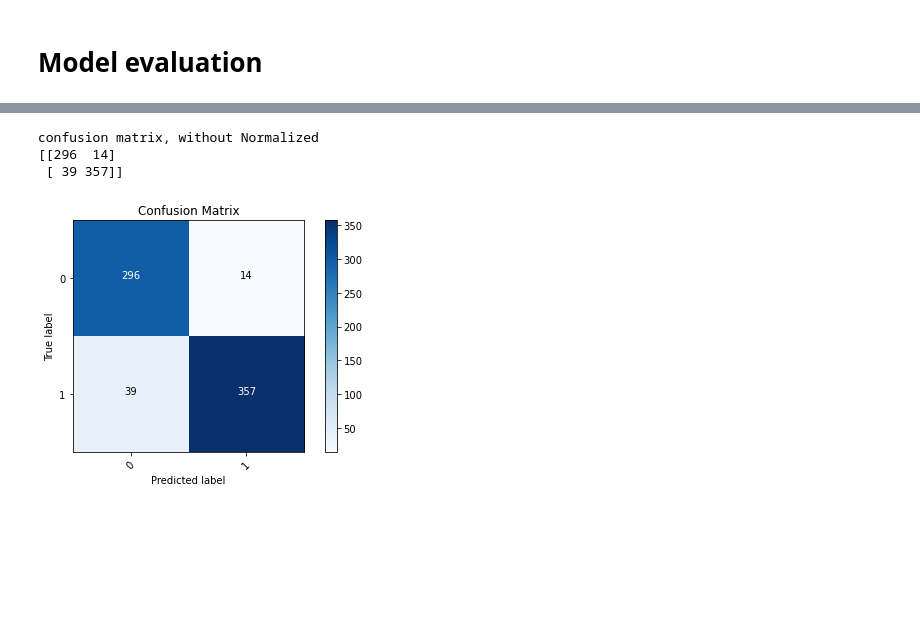
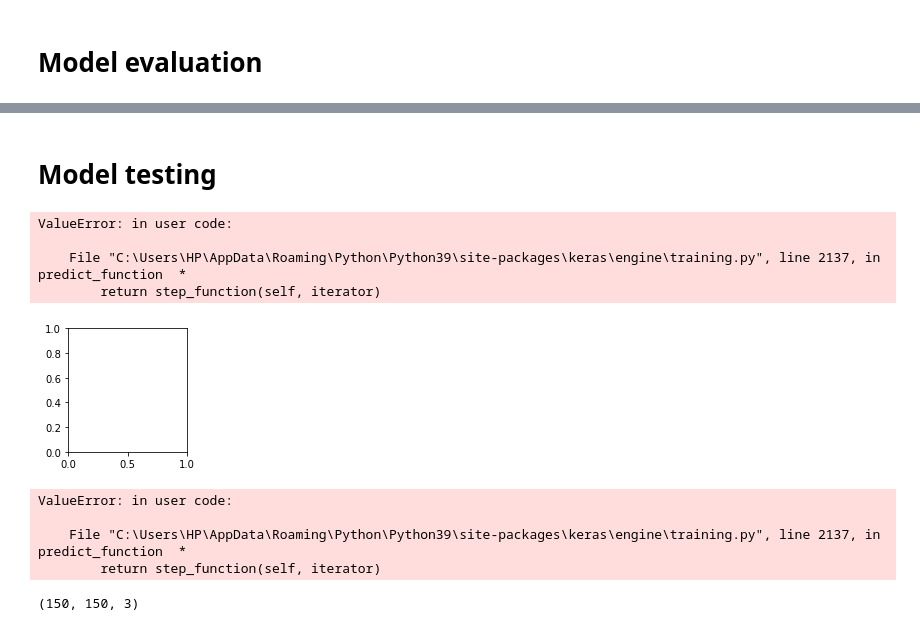
Before and after one commit to TOSKY94/emergency-vehicle-recognition-using-DL, a Jupyter notebook: Emergency vehicle image recognition.ipynb, the cells around one changed output, grey strips where cells are left out. Cells and saved outputs as stored; diff of their text form; code cells hidden in the pictures; blank space fills up the shorter version.

```diff
--- a/Emergency vehicle image recognition.ipynb
+++ b/Emergency vehicle image recognition.ipynb
@@ -166,6 +177,2 @@ accuracy:0.9249292016029358
 # %% [markdown]
 # Model evaluation
-# %%
-img = cv2.imread(r'images\bmw.jpg')
-img = cv2.cvtColor(img, cv2.COLOR_BGR2RGB)
-plt.imshow(img, cmap=plt.cm.binary)
@@ -238,2 +246,0 @@ model.save('emergency_vehicle_recognition.h5')
-# %%
-model = load_model('emergency_vehicle_recognition.h5')
@@ -246,7 +246,0 @@ cm2 =confusion_matrix(validation_generator.classes, predictions2)
-# %%
-plot_confusion_matrix(cm=cm2, classes=['0', '1'])
-# %% [output]
-confusion matrix, without Normalized
-[[296  14]
- [ 39 357]]
-[figure, removed]
@@ -254,0 +247,31 @@ model2.save('emergency_vehicle_recognition2.h5')
+# %% [markdown]
+# Model testing
+# %%
+images = next(test_generator)
+# %%
+plt.rcParams["figure.figsize"] = (20,5)
+for idx, img in enumerate(images):
+    plt.subplot(2, 8, idx+1)
+    pred = model.predict(img)
+    plt.imshow(img, cmap=plt.cm.binary)
+    plt.xlabel(f'prediction:{labels[np.argmax(pred, axis=1)]}')
+    plt.grid(visible=None)
+    plt.xticks([])
+    plt.yticks([])
+# %% [output]
+ValueError: in user code:
+
+    File "C:\Users\HP\AppData\Roaming\Python\Python39\site-packages\keras\engine\training.py", line 2137, in predict_function  *
+        return step_function(self, iterator)
+[figure, added]
+# %%
+pred = model.predict(images[0])
+# %% [output]
+ValueError: in user code:
+
+    File "C:\Users\HP\AppData\Roaming\Python\Python39\site-packages\keras\engine\training.py", line 2137, in predict_function  *
+        return step_function(self, iterator)
+# %%
+images[0].shape
+# %% [output]
+(150, 150, 3)
```
Also changed, not shown: parts of 33 cells of this notebook, 15 other files.
